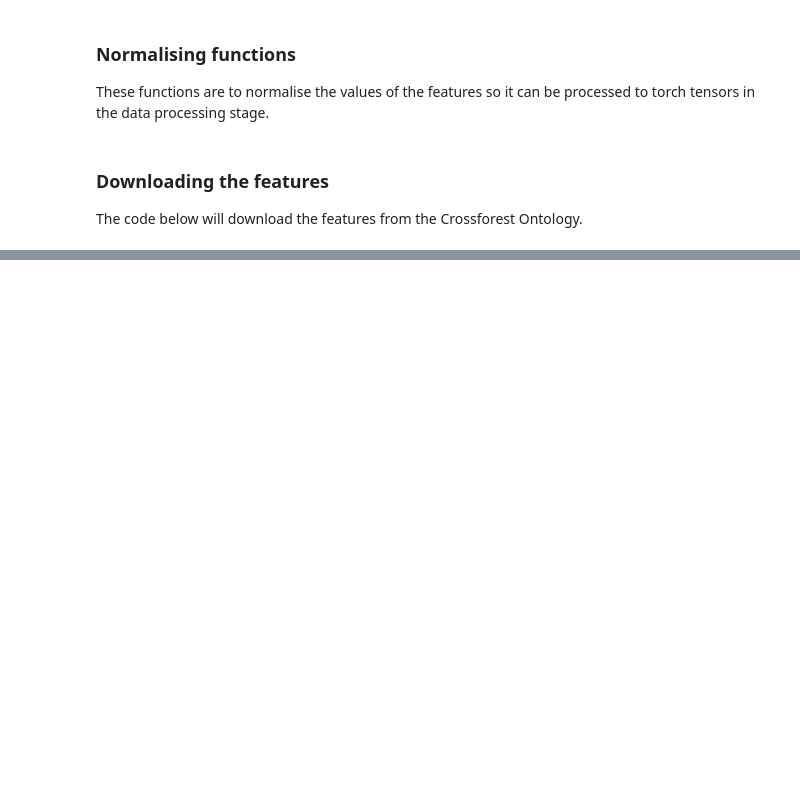
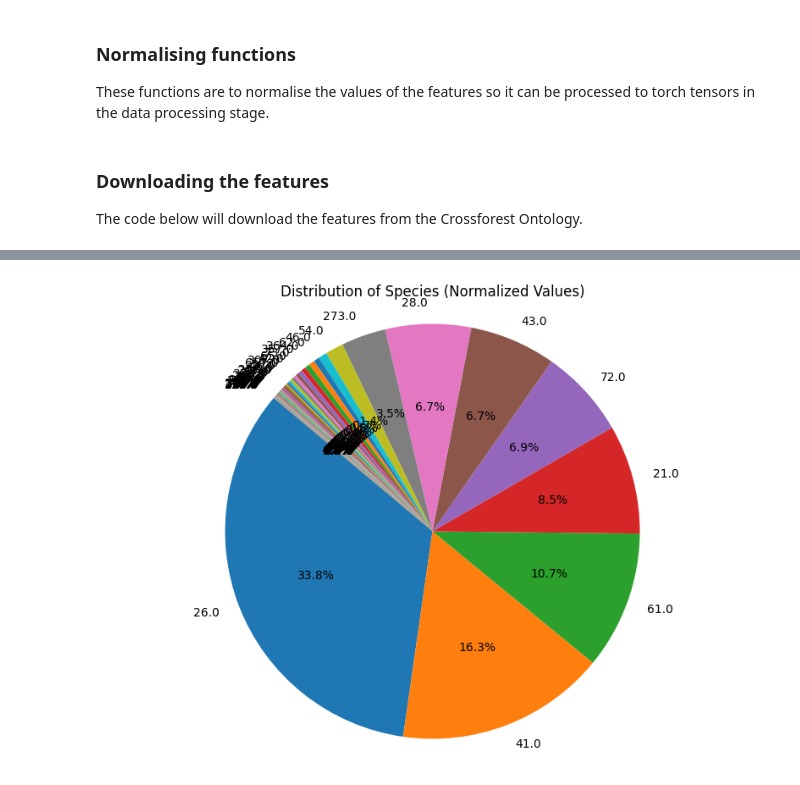
Before and after one commit to christyesmee/Thesis, a Jupyter notebook: DataDownload.ipynb, the cells around one changed output, grey strips where cells are left out. Saved outputs shown, nothing was run; the diff lists cells and outputs as text; code cells hidden in the pictures; blank space fills up the shorter version.

```diff
--- a/DataDownload.ipynb
+++ b/DataDownload.ipynb
@@ -285,0 +611,22 @@ The code below will download the features from the Crossforest Ontology.
+# %%
+import pandas as pd
+import matplotlib.pyplot as plt
+
+# Load the DataFrame from the pickle file
+file_path_pandas = '/content/drive/MyDrive/17_ont_pickles/all_data_cleaned_no_norm.pickle'
+data = pd.read_pickle(file_path_pandas)
+
+# Create a pie chart for the 'species_number' column
+species_counts = data['species_number'].value_counts(normalize=True)
+
+# Plot the pie chart
+plt.figure(figsize=(10, 7))
+plt.pie(species_counts, labels=species_counts.index, autopct='%1.1f%%', startangle=140)
+plt.title('Distribution of Species (Normalized Values)')
+plt.axis('equal')  # Equal aspect ratio ensures that pie is drawn as a circle.
+
+# Save the pie chart
+plt.savefig('/content/drive/MyDrive/species_distribution_pie_chart.png')
+plt.show()
+# %% [output]
+[figure, added]
```
Also changed, not shown: parts of 61 cells of this notebook.
